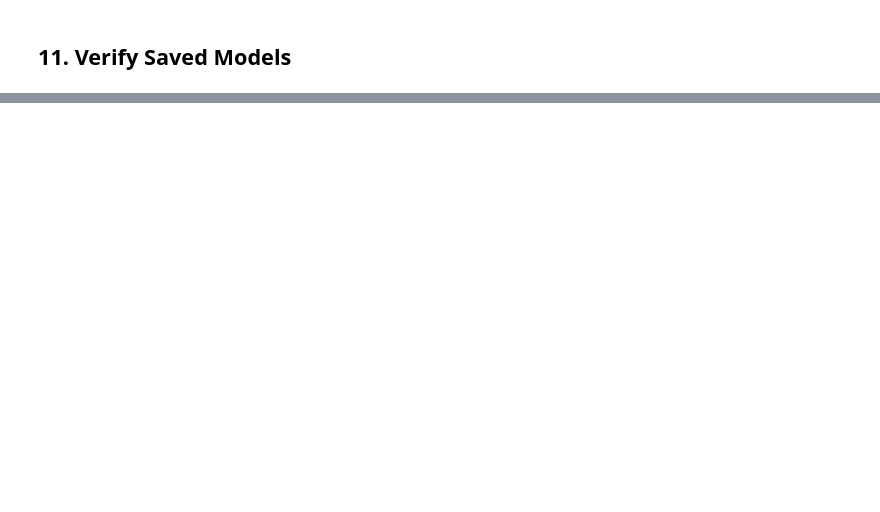
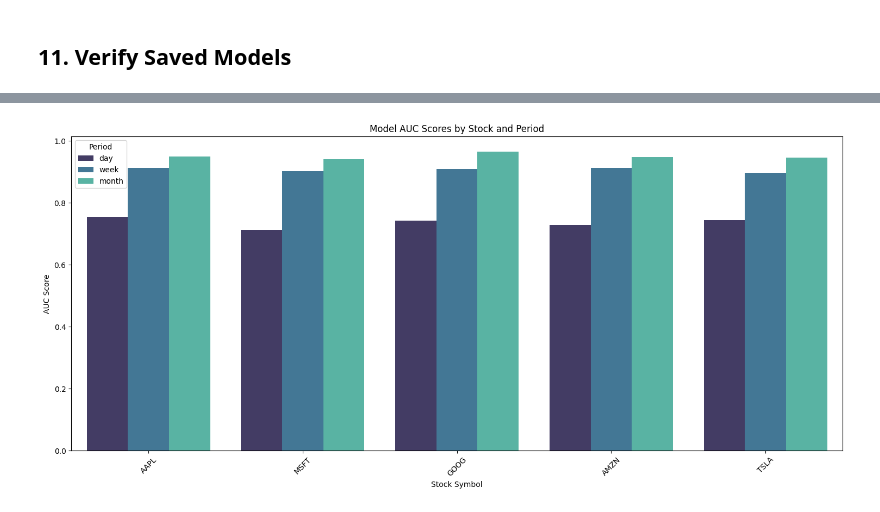
Before and after one commit to ABDERRAHMANE2303/Stock-Market-Predictor, a Jupyter notebook: ml/training/lstm_model_training.ipynb, the cells around one changed output, grey strips where cells are left out. Cells and saved outputs as stored; diff of their text form; code cells hidden in the pictures; blank space fills up the shorter version.

```diff
--- a/ml/training/lstm_model_training.ipynb
+++ b/ml/training/lstm_model_training.ipynb
@@ -411,0 +903,20 @@ if process_all:
+# %%
+if not benchmark_df.empty and 'AUC' in benchmark_df.columns:
+    # Filter out rows with NaN AUC scores for plotting
+    plot_df_auc = benchmark_df.dropna(subset=['AUC'])
+    if not plot_df_auc.empty:
+        plt.figure(figsize=(15, 7))
+        sns.barplot(data=plot_df_auc, x='Stock', y='AUC', hue='Period', palette='mako')
+        plt.title('Model AUC Scores by Stock and Period')
+        plt.ylabel('AUC Score')
+        plt.xlabel('Stock Symbol')
+        plt.xticks(rotation=45)
+        plt.legend(title='Period')
+        plt.tight_layout()
+        plt.show()
+    else:
+        print("No valid AUC data to plot after filtering NaNs.")
+else:
+    print("Benchmarking DataFrame is empty or AUC column missing, skipping AUC plot.")
+# %% [output]
+[figure, added]
```
Also changed, not shown: parts of 23 cells of this notebook, 1 other file.
